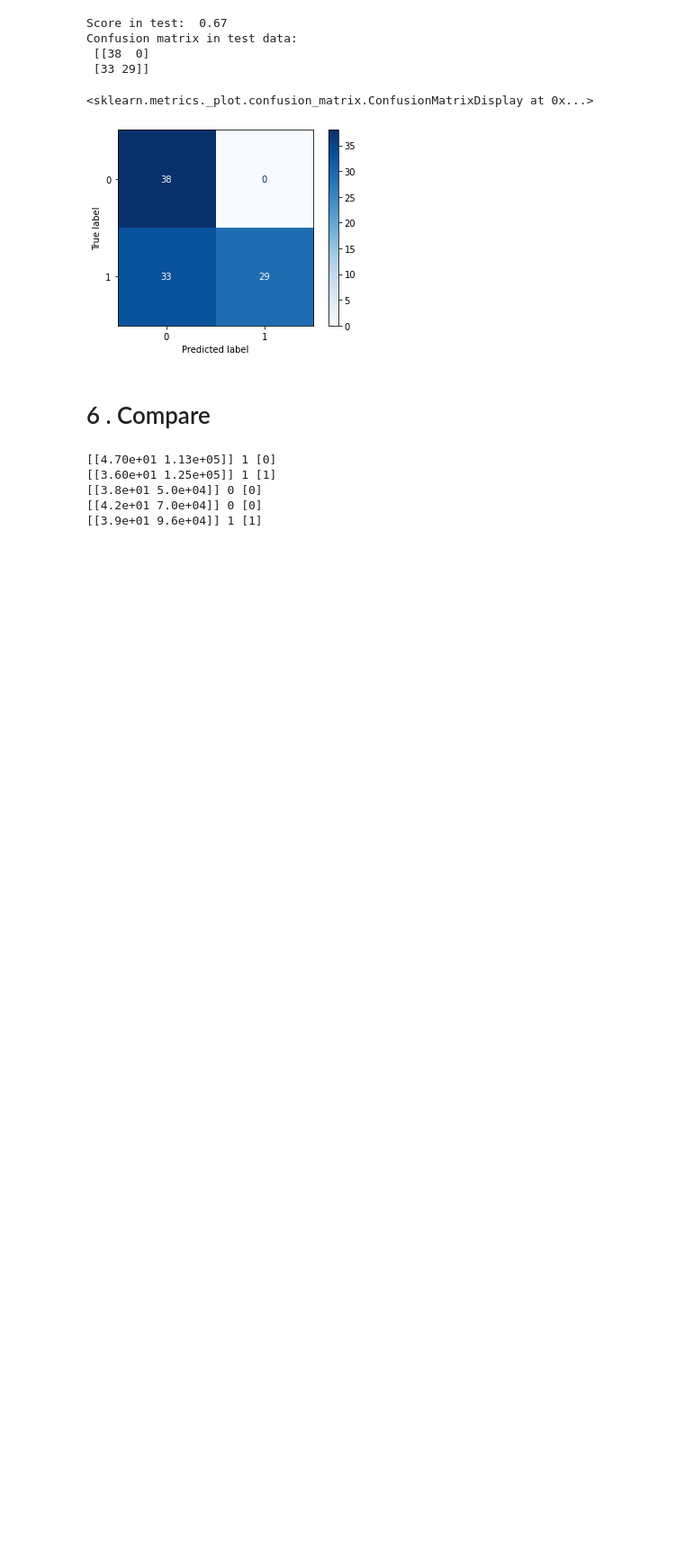
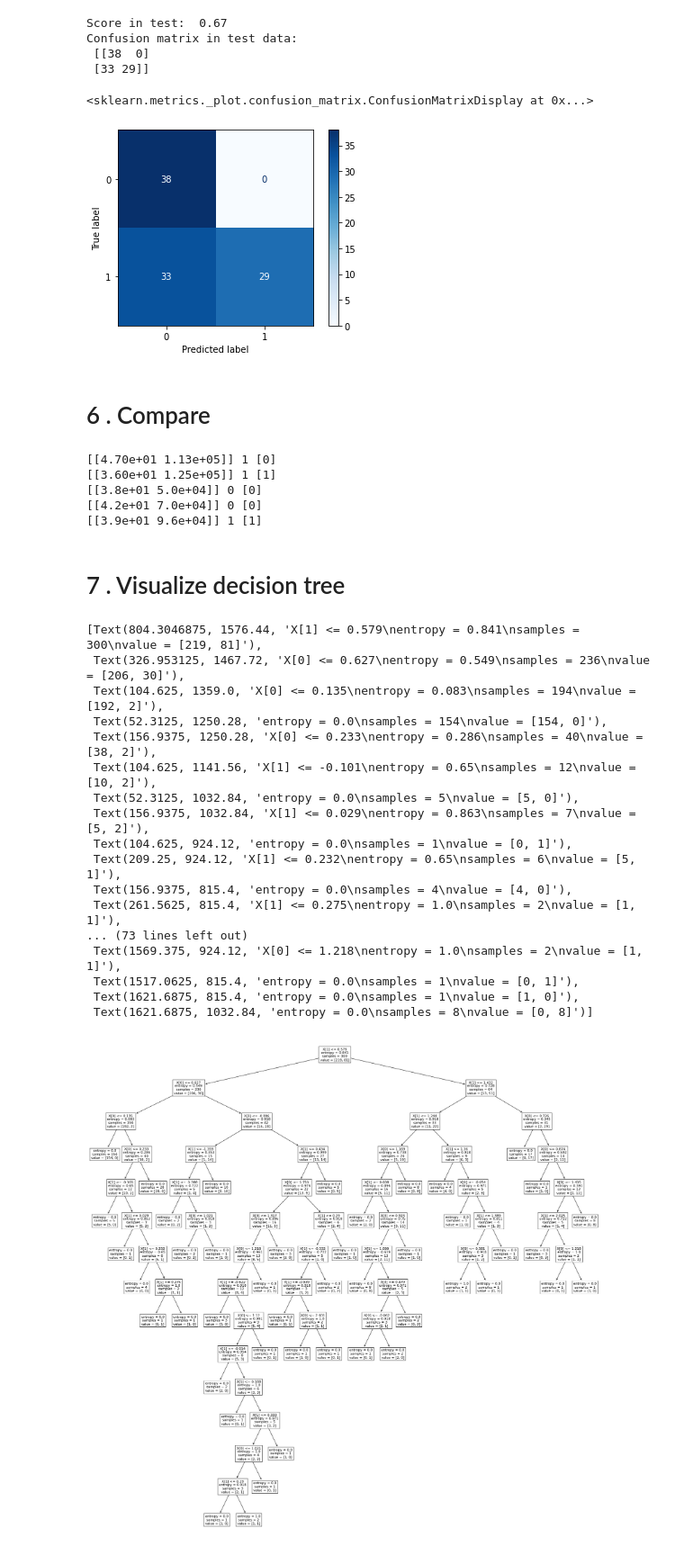
Before and after one commit to trongthuan205/DS102.K21, a Jupyter notebook: 07_DecisionTree_Social_Netwrok_Ads.ipynb, the cells around one changed output. Shown at 90% size. Saved outputs shown, nothing was run; the diff lists cells and outputs as text; code cells hidden in the pictures; blank space fills up the shorter version.

```diff
--- a/07_DecisionTree_Social_Netwrok_Ads.ipynb
+++ b/07_DecisionTree_Social_Netwrok_Ads.ipynb
@@ -160,3 +160,5 @@ for i in range(7, 12):
 [[3.8e+01 5.0e+04]] 0 [0]
 [[4.2e+01 7.0e+04]] 0 [0]
 [[3.9e+01 9.6e+04]] 1 [1]
+# %% [markdown]
+# 7 . Visualize decision tree
@@ -162,0 +167,22 @@ for i in range(7, 12):
+# %%
+plt.figure(figsize = (30,30))
+tree.plot_tree(model)
+# %% [output]
+[Text(804.3046875, 1576.44, 'X[1] <= 0.579\nentropy = 0.841\nsamples = 300\nvalue = [219, 81]'),
+ Text(326.953125, 1467.72, 'X[0] <= 0.627\nentropy = 0.549\nsamples = 236\nvalue = [206, 30]'),
+ Text(104.625, 1359.0, 'X[0] <= 0.135\nentropy = 0.083\nsamples = 194\nvalue = [192, 2]'),
+ Text(52.3125, 1250.28, 'entropy = 0.0\nsamples = 154\nvalue = [154, 0]'),
+ Text(156.9375, 1250.28, 'X[0] <= 0.233\nentropy = 0.286\nsamples = 40\nvalue = [38, 2]'),
+ Text(104.625, 1141.56, 'X[1] <= -0.101\nentropy = 0.65\nsamples = 12\nvalue = [10, 2]'),
+ Text(52.3125, 1032.84, 'entropy = 0.0\nsamples = 5\nvalue = [5, 0]'),
+ Text(156.9375, 1032.84, 'X[1] <= 0.029\nentropy = 0.863\nsamples = 7\nvalue = [5, 2]'),
+ Text(104.625, 924.12, 'entropy = 0.0\nsamples = 1\nvalue = [0, 1]'),
+ Text(209.25, 924.12, 'X[1] <= 0.232\nentropy = 0.65\nsamples = 6\nvalue = [5, 1]'),
+ Text(156.9375, 815.4, 'entropy = 0.0\nsamples = 4\nvalue = [4, 0]'),
+ Text(261.5625, 815.4, 'X[1] <= 0.275\nentropy = 1.0\nsamples = 2\nvalue = [1, 1]'),
+... (73 lines left out)
+ Text(1569.375, 924.12, 'X[0] <= 1.218\nentropy = 1.0\nsamples = 2\nvalue = [1, 1]'),
+ Text(1517.0625, 815.4, 'entropy = 0.0\nsamples = 1\nvalue = [0, 1]'),
+ Text(1621.6875, 815.4, 'entropy = 0.0\nsamples = 1\nvalue = [1, 0]'),
+ Text(1621.6875, 1032.84, 'entropy = 0.0\nsamples = 8\nvalue = [0, 8]')]
+[figure, added]
```
Also changed, not shown: parts of 1 cell of this notebook.
